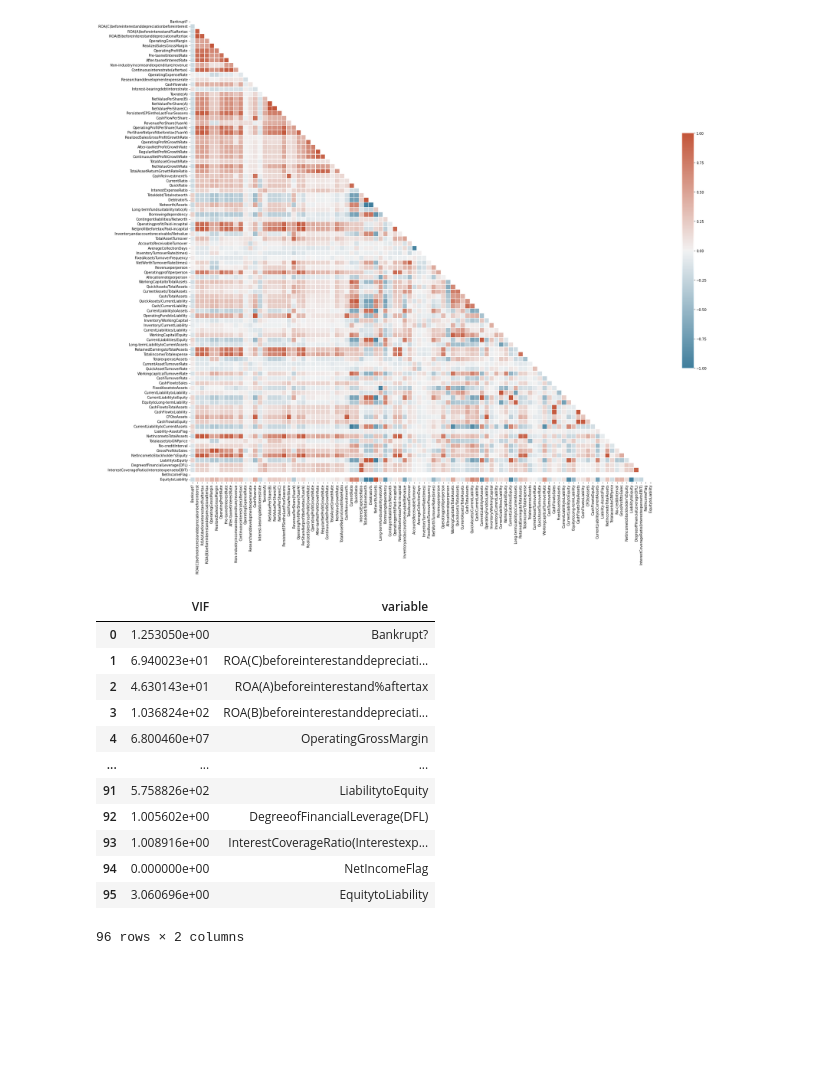
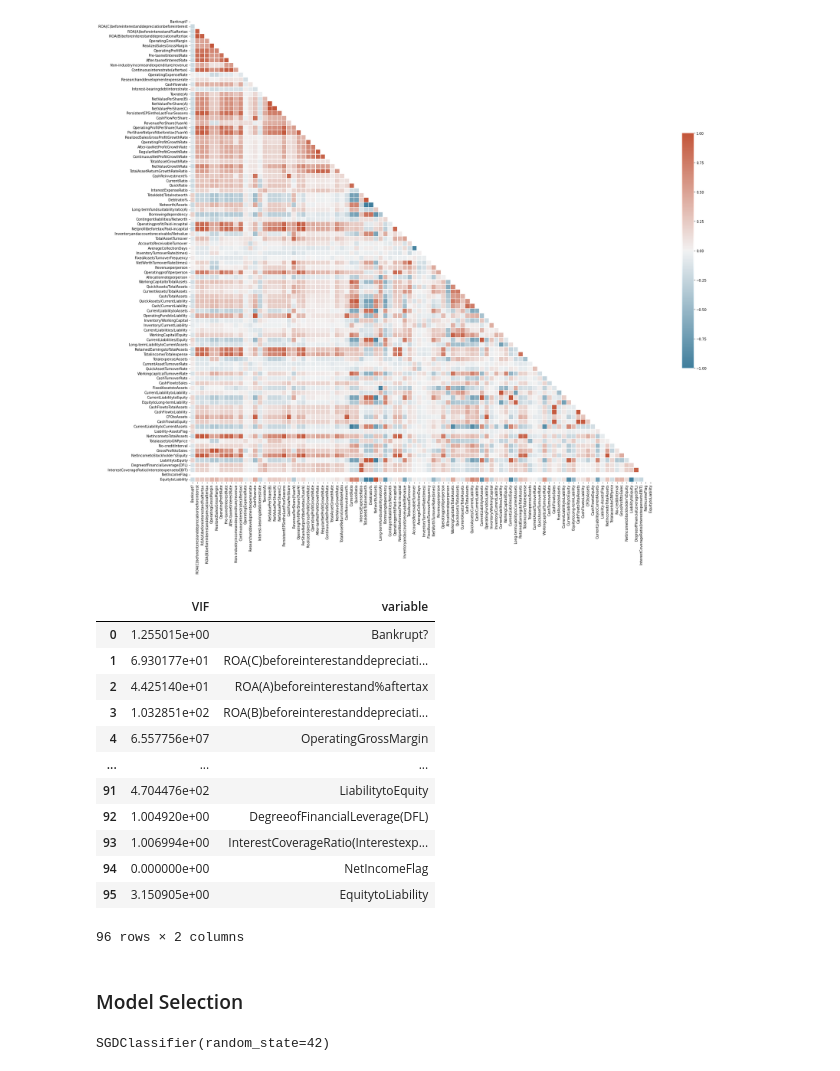
Before and after one commit to erinmcmahon26/Company-Bankruptcy-Prediction, a Jupyter notebook: Company_Bankruptcy.ipynb, the cells around one changed output. Drawn from its saved outputs; the diff is of its cells as text; code cells hidden in the pictures; blank space fills up the shorter version.

Commit message:
Added first model with performance metrics and descriptions

```diff
--- a/Company_Bankruptcy.ipynb
+++ b/Company_Bankruptcy.ipynb
@@ -11,7 +11,7 @@ from matplotlib.pyplot import figure
 from patsy import dmatrices
 from statsmodels.stats.outliers_influence import variance_inflation_factor
 # %%
-df_bank = pd.read_csv('https://raw.githubusercontent.com/erinmcmahon26/School_EDA/main/company_bankruptcy.csv')
+df_bank = pd.read_csv('https://raw.githubusercontent.com/erinmcmahon26/Company-Bankruptcy-Prediction-Kaggle/main/company_bankruptcy.csv')
 # %%
 df_bank.info()
 # %% [output]
@@ -138,25 +140,27 @@ plt.show()
 [figure]
 # %%
 vif = pd.DataFrame()
-vif['VIF'] = [variance_inflation_factor(df_train.values, i) for i in range(df_train.shape[1])]
-vif['variable'] = df_train.columns
+vif['VIF'] = [variance_inflation_factor(df_bank.values, i) for i in range(df_bank.shape[1])]
+vif['variable'] = df_bank.columns
 vif
 # %% [output]
 |  | VIF | variable |
-| 0 | 1.253050e+00 | Bankrupt? |
-| 1 | 6.940023e+01 | ROA(C)beforeinterestanddepreciati... |
-| 2 | 4.630143e+01 | ROA(A)beforeinterestand%aftertax |
-| 3 | 1.036824e+02 | ROA(B)beforeinterestanddepreciati... |
-| 4 | 6.800460e+07 | OperatingGrossMargin |
+| 0 | 1.255015e+00 | Bankrupt? |
+| 1 | 6.930177e+01 | ROA(C)beforeinterestanddepreciati... |
+| 2 | 4.425140e+01 | ROA(A)beforeinterestand%aftertax |
+| 3 | 1.032851e+02 | ROA(B)beforeinterestanddepreciati... |
+| 4 | 6.557756e+07 | OperatingGrossMargin |
 | ... | ... | ... |
-| 91 | 5.758826e+02 | LiabilitytoEquity |
-| 92 | 1.005602e+00 | DegreeofFinancialLeverage(DFL) |
-| 93 | 1.008916e+00 | InterestCoverageRatio(Interestexp... |
+| 91 | 4.704476e+02 | LiabilitytoEquity |
+| 92 | 1.004920e+00 | DegreeofFinancialLeverage(DFL) |
+| 93 | 1.006994e+00 | InterestCoverageRatio(Interestexp... |
 | 94 | 0.000000e+00 | NetIncomeFlag |
-| 95 | 3.060696e+00 | EquitytoLiability |
+| 95 | 3.150905e+00 | EquitytoLiability |
 96 rows × 2 columns
 # %%
 # random_state = 42 allows code to always generate the same shuffled indices
 train_set, test_set = train_test_split(df_bank, test_size=0.2, random_state=42)
 # %%
 df_train = train_set.copy()
+# %% [markdown]
+### Model Selection
@@ -162,0 +170,7 @@ df_train = train_set.copy()
+# %%
+from sklearn.linear_model import SGDClassifier
+
+sgd_clf = SGDClassifier(random_state=42)
+sgd_clf.fit(x_train, y_train)
+# %% [output]
+SGDClassifier(random_state=42)
```
Also changed, not shown: parts of 14 cells of this notebook.
